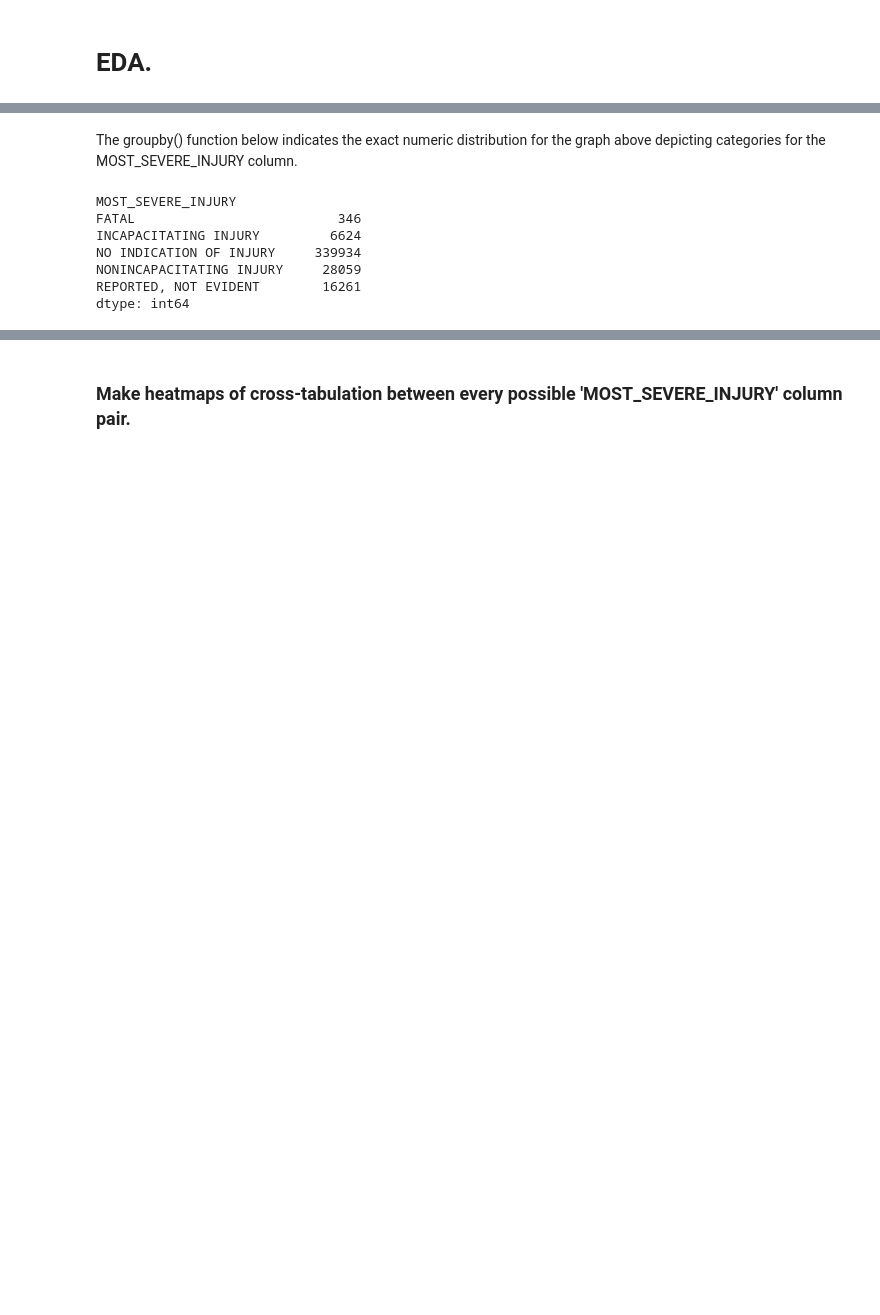
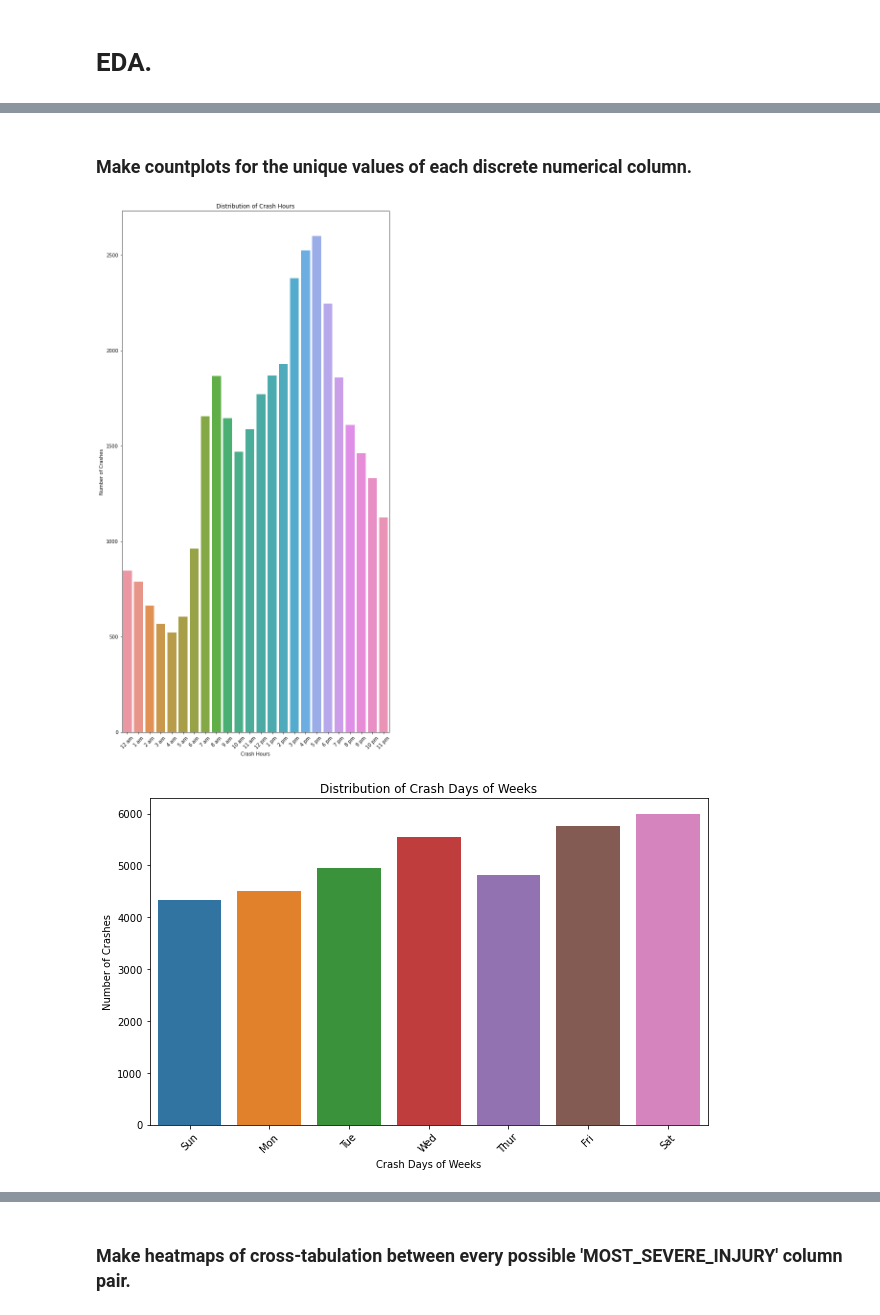
Before and after one commit to SangyunT/Chicago_Car_Crashes_Classification, a Jupyter notebook: index.ipynb, the cells around one changed output, grey strips where cells are left out. Drawn from its saved outputs; the diff is of its cells as text; code cells hidden in the pictures; blank space fills up the shorter version.

```diff
--- a/index.ipynb
+++ b/index.ipynb
@@ -156,14 +205,38 @@ plt.show()
-# %% [markdown]
-The groupby() function below indicates the exact numeric distribution for the graph above depicting categories for the MOST_SEVERE_INJURY column.
-# %%
-grouped = df.groupby('MOST_SEVERE_INJURY')
-count_per_group = grouped.size()
-print(count_per_group)
-# %% [output]
-MOST_SEVERE_INJURY
-FATAL                          346
-INCAPACITATING INJURY         6624
-NO INDICATION OF INJURY     339934
-NONINCAPACITATING INJURY     28059
-REPORTED, NOT EVIDENT        16261
-dtype: int64
+# %% [markdown]
+### Make countplots for the unique values of each discrete numerical column.
+# %%
+# Countplot for 'CRASH_HOUR'
+plt.figure(figsize = (10, 20))
+sns.countplot(data = df_crashes, x = 'CRASH_HOUR', dodge = True)
+plt.title('Distribution of Crash Hours')
+plt.xlabel('Crash Hours')
+plt.ylabel('Number of Crashes')
+plt.xticks(range(24), ['12 am', '1 am', '2 am', '3 am', '4 am', '5 am', '6 am', '7 am',
+                       '8 am', '9 am', '10 am', '11 am', '12 pm', '1 pm', '2 pm', '3 pm',
+                       '4 pm', '5 pm', '6 pm', '7 pm', '8 pm', '9 pm', '10 pm', '11 pm'],
+           rotation = 45)  # Rotate x-axis labels if needed
+plt.show()
+
+# Countplot for 'CRASH_DAY_OF_WEEK' with adjusted spacing between bars
+plt.figure(figsize = (10, 6))
+sns.countplot(data = df_crashes, x = 'CRASH_DAY_OF_WEEK', dodge = True)
+plt.title('Distribution of Crash Days of Weeks')
+plt.xlabel('Crash Days of Weeks')
+plt.ylabel('Number of Crashes')
+plt.xticks(range(7), ['Sun', 'Mon', 'Tue', 'Wed', 'Thur', 'Fri', 'Sat'],
+           rotation = 45)  # Rotate x-axis labels if needed
+plt.show()
+
+# Countplot for 'CRASH_MONTH' with adjusted spacing between bars
+plt.figure(figsize = (10, 6))
+sns.countplot(data = df_crashes, x = 'CRASH_MONTH', dodge = True)
+plt.title('Distribution of Crash Months')
+plt.xlabel('Crash Months')
+plt.ylabel('Number of Crashes')
+plt.xticks(range(12), ['Jan', 'Feb', 'Mar', 'Apr', 'May', 'Jun',
+                    'Jul', 'Aug', 'Sep', 'Oct', 'Nov', 'Dec'],
+           rotation = 45)  # Rotate x-axis labels if needed
+plt.show()
+# %% [output]
+[figure, added]
+[figure, added]
```
Also changed, not shown: parts of 54 cells of this notebook.
